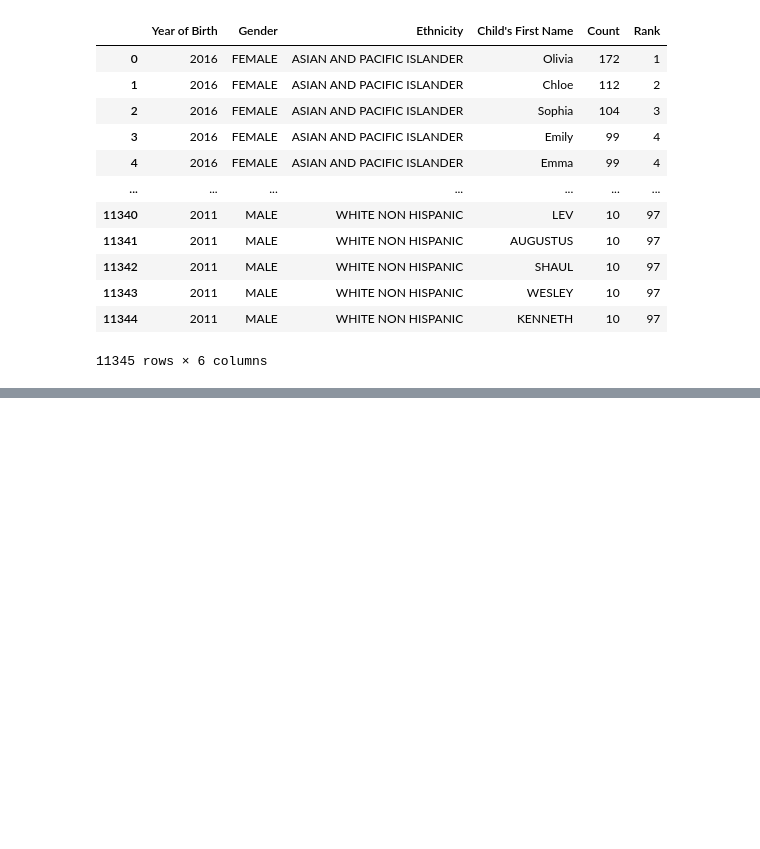
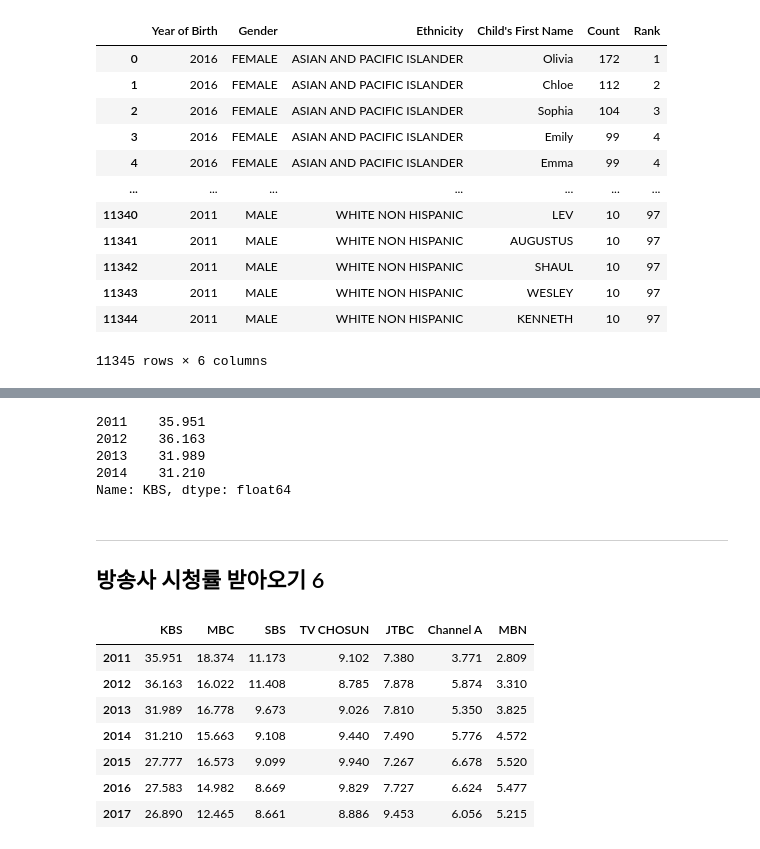
Before and after one commit to ee2e/data_science, a Jupyter notebook: Pandas.ipynb, the cells around one changed output, grey strips where cells are left out. Cells and saved outputs as stored; diff of their text form; code cells hidden in the pictures; blank space fills up the shorter version.

```diff
--- a/Pandas.ipynb
+++ b/Pandas.ipynb
@@ -190,0 +653,26 @@ df
+# %%
+df.loc[df['KBS'] > 30, 'KBS']
+# %% [output]
+2011    35.951
+2012    36.163
+2013    31.989
+2014    31.210
+Name: KBS, dtype: float64
+# %% [markdown]
+---
+## 방송사 시청률 받아오기 6
+# %%
+import pandas as pd
+
+df = pd.read_csv('data/broadcast.csv', index_col=0)
+
+df
+# %% [output]
+|  | KBS | MBC | SBS | TV CHOSUN | JTBC | Channel A | MBN |
+| 2011 | 35.951 | 18.374 | 11.173 | 9.102 | 7.380 | 3.771 | 2.809 |
+| 2012 | 36.163 | 16.022 | 11.408 | 8.785 | 7.878 | 5.874 | 3.310 |
+| 2013 | 31.989 | 16.778 | 9.673 | 9.026 | 7.810 | 5.350 | 3.825 |
+| 2014 | 31.210 | 15.663 | 9.108 | 9.440 | 7.490 | 5.776 | 4.572 |
+| 2015 | 27.777 | 16.573 | 9.099 | 9.940 | 7.267 | 6.678 | 5.520 |
+| 2016 | 27.583 | 14.982 | 8.669 | 9.829 | 7.727 | 6.624 | 5.477 |
+| 2017 | 26.890 | 12.465 | 8.661 | 8.886 | 9.453 | 6.056 | 5.215 |
```
Also changed, not shown: parts of 67 cells of this notebook, 3 other files.
